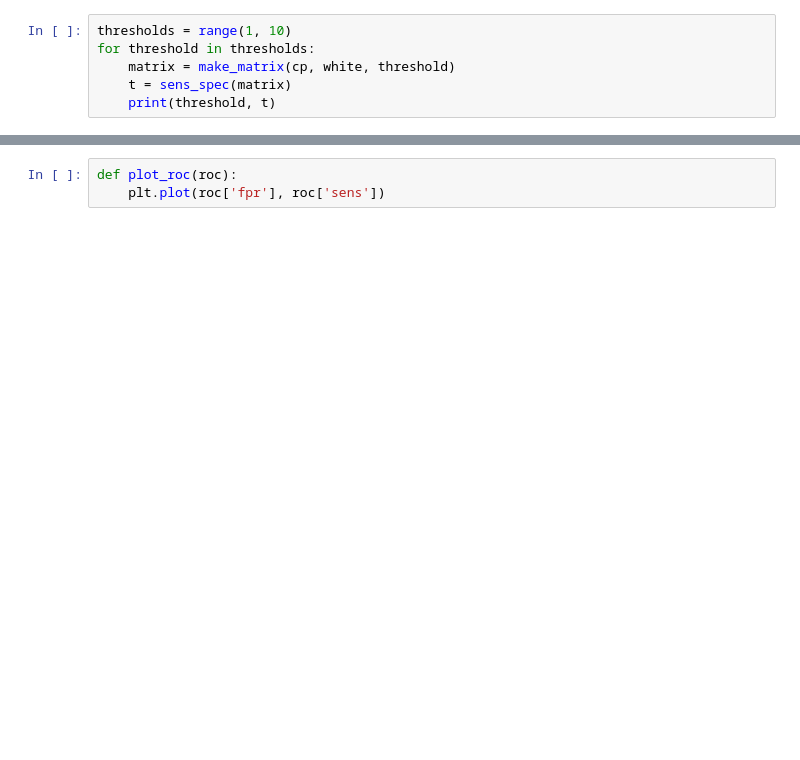
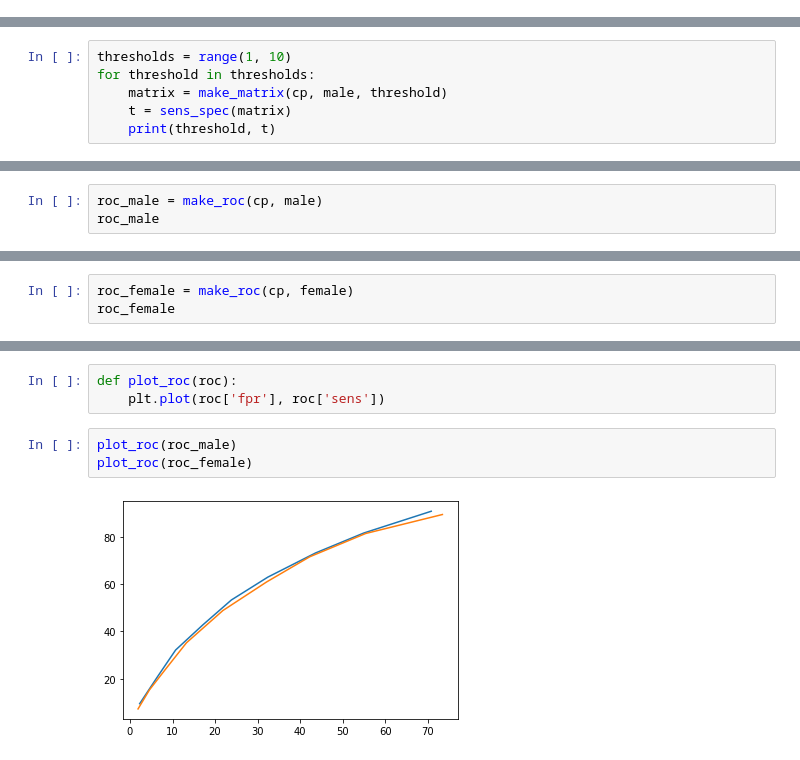
Before and after one commit to AllenDowney/ElementsOfDataScience, a Jupyter notebook: fairness.ipynb, the cells around one changed output, grey strips where cells are left out. Drawn from its saved outputs; the diff is of its cells as text; blank space fills up the shorter version.

```diff
--- a/fairness.ipynb
+++ b/fairness.ipynb
@@ -1533,6 +438,0 @@ The following function loops through the possible threshold for the low and high
-# %%
-thresholds = range(1, 10)
-for threshold in thresholds:
-    matrix = make_matrix(cp, white, threshold)
-    t = sens_spec(matrix)
-    print(threshold, t)
@@ -1538,0 +448,6 @@ for threshold in thresholds:
+# %%
+thresholds = range(1, 10)
+for threshold in thresholds:
+    matrix = make_matrix(cp, male, threshold)
+    t = sens_spec(matrix)
+    print(threshold, t)
@@ -1574,0 +494,3 @@ roc_black
+# %%
+roc_male = make_roc(cp, male)
+roc_male
@@ -1574,0 +508,3 @@ roc_black
+# %%
+roc_female = make_roc(cp, female)
+roc_female
@@ -1575,3 +522,8 @@ roc_black
 # %%
 def plot_roc(roc):
     plt.plot(roc['fpr'], roc['sens'])
+# %%
+plot_roc(roc_male)
+plot_roc(roc_female)
+# %% [output]
+[figure, added]
```
Also changed, not shown: parts of 229 cells of this notebook, 1 other file.
